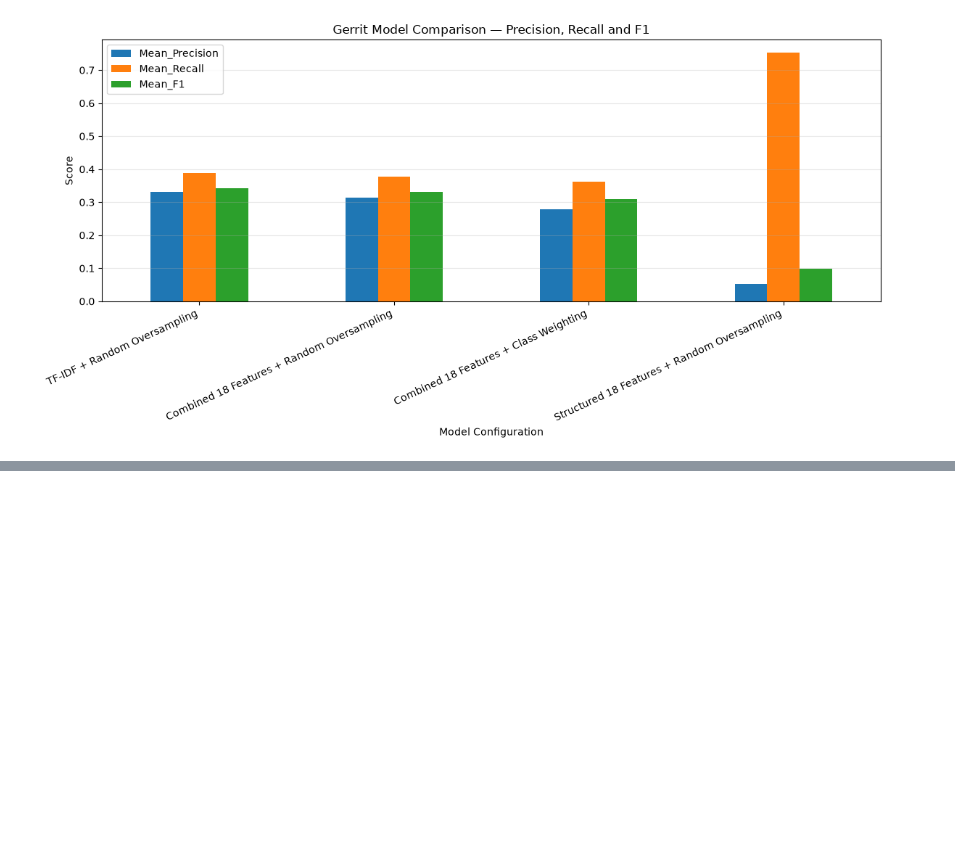
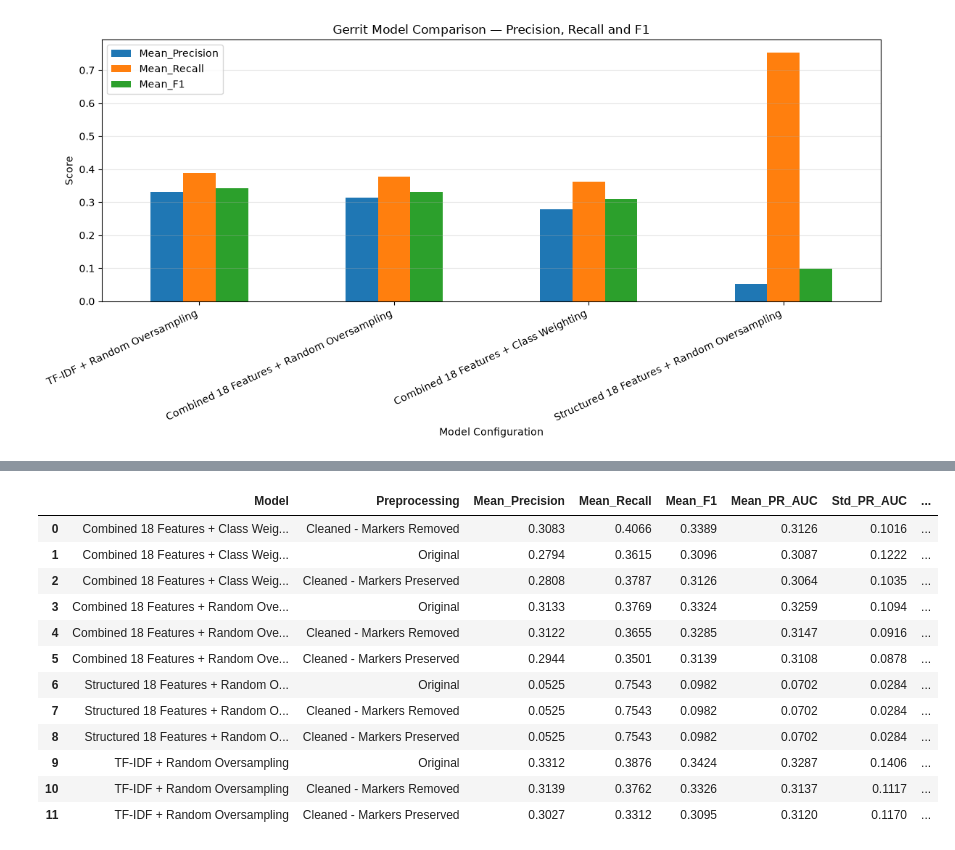
Before and after one commit to Mustafa19301/Security-Code-Review-Analysis, a Jupyter notebook: notebooks/Gerrit/Gerrit_Final_Model_Comparison.ipynb, the cells around one changed output, grey strips where cells are left out. Saved outputs shown, nothing was run; the diff lists cells and outputs as text; code cells hidden in the pictures; blank space fills up the shorter version.

```diff
--- a/notebooks/Gerrit/Gerrit_Final_Model_Comparison.ipynb
+++ b/notebooks/Gerrit/Gerrit_Final_Model_Comparison.ipynb
@@ -572,0 +1349,70 @@ plt.show()
+# %%
+# ============================================================
+# ORIGINAL vs CLEANED vs MARKER-PRESERVING COMPARISON
+# ============================================================
+
+import pandas as pd
+
+# Prepare each experiment summary
+original_comparison = summary_df.copy()
+original_comparison["Preprocessing"] = "Original"
+
+cleaned_comparison = cleaned_summary_df.copy()
+cleaned_comparison["Preprocessing"] = "Cleaned - Markers Removed"
+
+marker_comparison = marker_summary_df.copy()
+marker_comparison["Preprocessing"] = "Cleaned - Markers Preserved"
+
+# Combine all three experiment summaries
+final_preprocessing_comparison = pd.concat(
+    [
+        original_comparison,
+        cleaned_comparison,
+        marker_comparison
+    ],
+    ignore_index=True
+)
+
+# Select and organize relevant columns
+comparison_columns = [
+    "Model",
+    "Preprocessing",
+    "Mean_Precision",
+    "Mean_Recall",
+    "Mean_F1",
+    "Mean_PR_AUC",
+    "Std_PR_AUC",
+    "Mean_Balanced_Accuracy"
+]
+
+final_preprocessing_comparison = (
+    final_preprocessing_comparison[comparison_columns]
+    .sort_values(
+        by=["Model", "Mean_PR_AUC"],
+        ascending=[True, False]
+    )
+    .reset_index(drop=True)
+)
+
+# Display complete comparison
+print("ORIGINAL vs CLEANED vs MARKER-PRESERVING RESULTS")
+
+display(
+    final_preprocessing_comparison.style.format({
+        "Mean_Precision": "{:.4f}",
+        "Mean_Recall": "{:.4f}",
+        "Mean_F1": "{:.4f}",
+        "Mean_PR_AUC": "{:.4f}",
+        "Std_PR_AUC": "{:.4f}",
+        "Mean_Balanced_Accuracy": "{:.4f}"
+    })
+)
+
+# Identify the best configuration by PR-AUC
+best_configuration = final_preprocessing_comparison.loc[
+    final_preprocessing_comparison["Mean_PR_AUC"].idxmax()
+]
+
+print("\nBEST CONFIGURATION BY MEAN PR-AUC")
+display(best_configuration.to_frame(name="Value"))
+# %% [output]
@@ -572,0 +1420,13 @@ plt.show()
+|  | Model | Preprocessing | Mean_Precision | Mean_Recall | Mean_F1 | Mean_PR_AUC | Std_PR_AUC | ... |
+| 0 | Combined 18 Features + Class Weig... | Cleaned - Markers Removed | 0.3083 | 0.4066 | 0.3389 | 0.3126 | 0.1016 | ... |
+| 1 | Combined 18 Features + Class Weig... | Original | 0.2794 | 0.3615 | 0.3096 | 0.3087 | 0.1222 | ... |
+| 2 | Combined 18 Features + Class Weig... | Cleaned - Markers Preserved | 0.2808 | 0.3787 | 0.3126 | 0.3064 | 0.1035 | ... |
+| 3 | Combined 18 Features + Random Ove... | Original | 0.3133 | 0.3769 | 0.3324 | 0.3259 | 0.1094 | ... |
+| 4 | Combined 18 Features + Random Ove... | Cleaned - Markers Removed | 0.3122 | 0.3655 | 0.3285 | 0.3147 | 0.0916 | ... |
+| 5 | Combined 18 Features + Random Ove... | Cleaned - Markers Preserved | 0.2944 | 0.3501 | 0.3139 | 0.3108 | 0.0878 | ... |
+| 6 | Structured 18 Features + Random O... | Original | 0.0525 | 0.7543 | 0.0982 | 0.0702 | 0.0284 | ... |
+| 7 | Structured 18 Features + Random O... | Cleaned - Markers Removed | 0.0525 | 0.7543 | 0.0982 | 0.0702 | 0.0284 | ... |
+| 8 | Structured 18 Features + Random O... | Cleaned - Markers Preserved | 0.0525 | 0.7543 | 0.0982 | 0.0702 | 0.0284 | ... |
+| 9 | TF-IDF + Random Oversampling | Original | 0.3312 | 0.3876 | 0.3424 | 0.3287 | 0.1406 | ... |
+| 10 | TF-IDF + Random Oversampling | Cleaned - Markers Removed | 0.3139 | 0.3762 | 0.3326 | 0.3137 | 0.1117 | ... |
+| 11 | TF-IDF + Random Oversampling | Cleaned - Markers Preserved | 0.3027 | 0.3312 | 0.3095 | 0.3120 | 0.1170 | ... |
```
Also changed, not shown: parts of 44 cells of this notebook, 14 other files.
